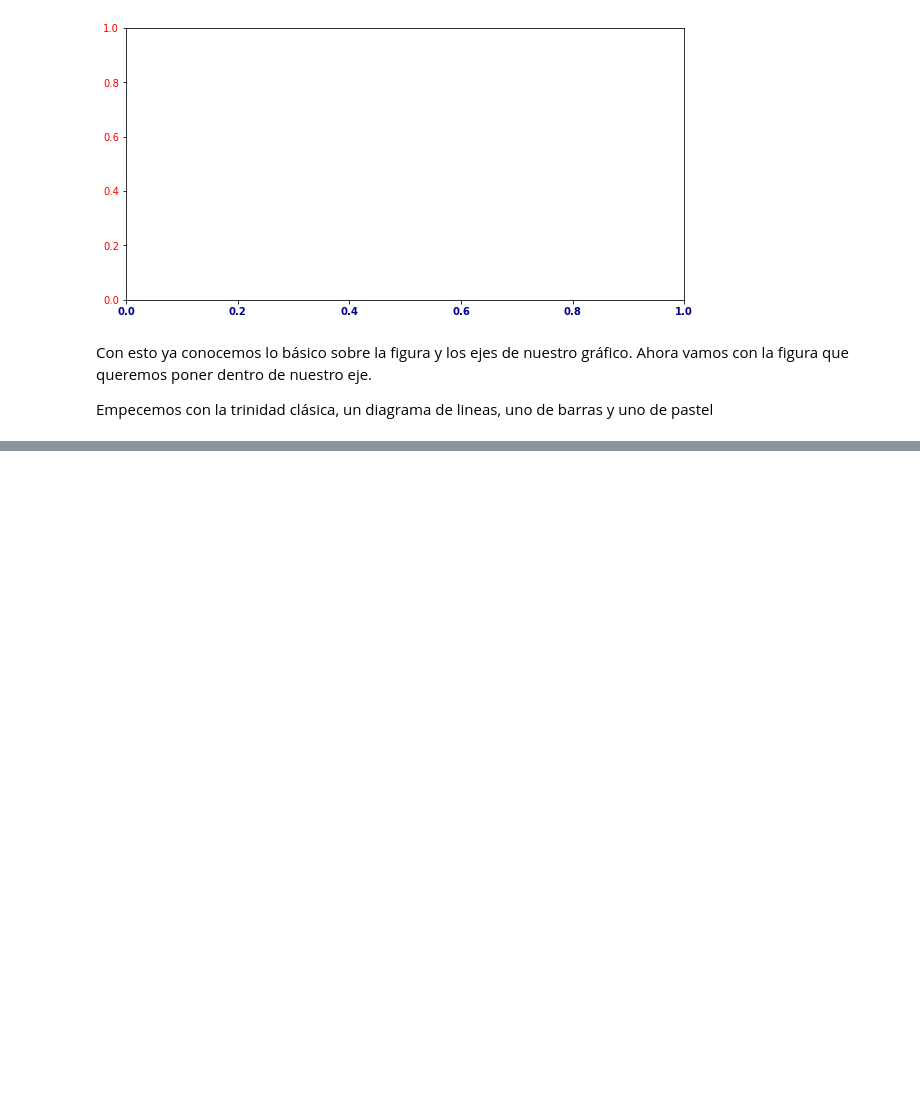
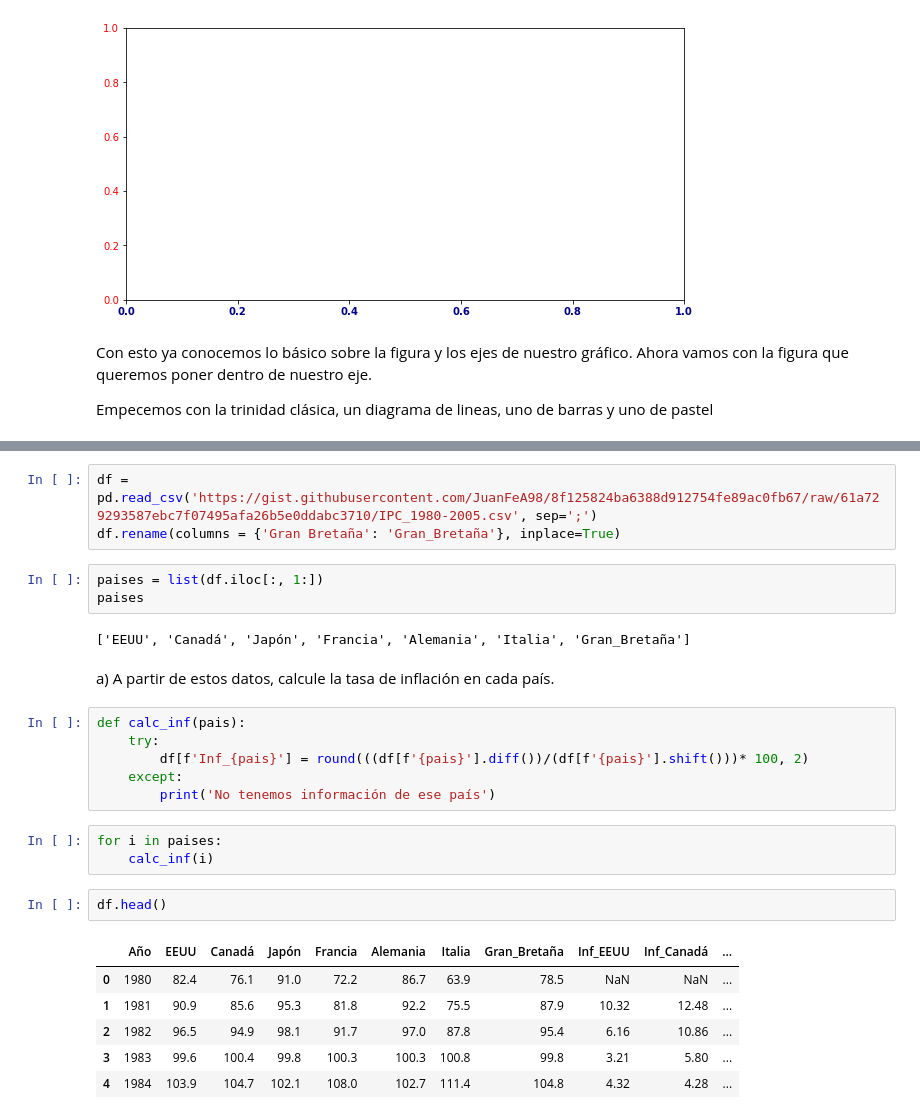
Before and after one commit to JuanFeA98/Data_Visualization, a Jupyter notebook: Matplotlib.ipynb, the cells around one changed output, grey strips where cells are left out. Saved outputs shown, nothing was run; the diff lists cells and outputs as text; blank space fills up the shorter version.

```diff
--- a/Matplotlib.ipynb
+++ b/Matplotlib.ipynb
@@ -142,0 +152,28 @@ Empecemos con la trinidad clásica, un diagrama de lineas, uno de barras y uno d
+# %%
+df = pd.read_csv('https://gist.githubusercontent.com/JuanFeA98/8f125824ba6388d912754fe89ac0fb67/raw/61a729293587ebc7f07495afa26b5e0ddabc3710/IPC_1980-2005.csv', sep=';')
+df.rename(columns = {'Gran Bretaña': 'Gran_Bretaña'}, inplace=True)
+# %%
+paises = list(df.iloc[:, 1:])
+paises
+# %% [output]
+['EEUU', 'Canadá', 'Japón', 'Francia', 'Alemania', 'Italia', 'Gran_Bretaña']
+# %% [markdown]
+a) A partir de estos datos, calcule la tasa de inflación en cada país.<br>
+# %%
+def calc_inf(pais):
+    try:
+        df[f'Inf_{pais}'] = round(((df[f'{pais}'].diff())/(df[f'{pais}'].shift()))* 100, 2)
+    except:
+        print('No tenemos información de ese país')
+# %%
+for i in paises:
+    calc_inf(i)
+# %%
+df.head()
+# %% [output]
+|  | Año | EEUU | Canadá | Japón | Francia | Alemania | Italia | Gran_Bretaña | Inf_EEUU | Inf_Canadá | ... |
+| 0 | 1980 | 82.4 | 76.1 | 91.0 | 72.2 | 86.7 | 63.9 | 78.5 | NaN | NaN | ... |
+| 1 | 1981 | 90.9 | 85.6 | 95.3 | 81.8 | 92.2 | 75.5 | 87.9 | 10.32 | 12.48 | ... |
+| 2 | 1982 | 96.5 | 94.9 | 98.1 | 91.7 | 97.0 | 87.8 | 95.4 | 6.16 | 10.86 | ... |
+| 3 | 1983 | 99.6 | 100.4 | 99.8 | 100.3 | 100.3 | 100.8 | 99.8 | 3.21 | 5.80 | ... |
+| 4 | 1984 | 103.9 | 104.7 | 102.1 | 108.0 | 102.7 | 111.4 | 104.8 | 4.32 | 4.28 | ... |
```
Also changed, not shown: parts of 6 cells of this notebook.
